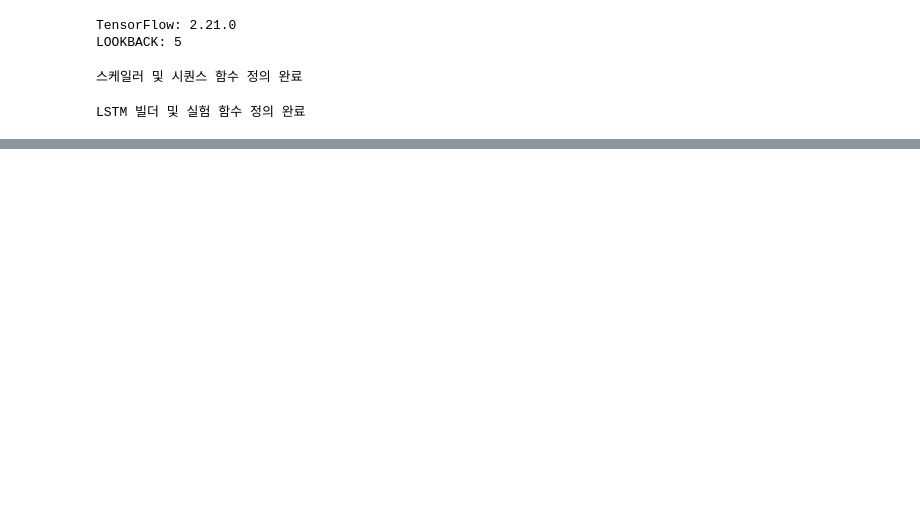
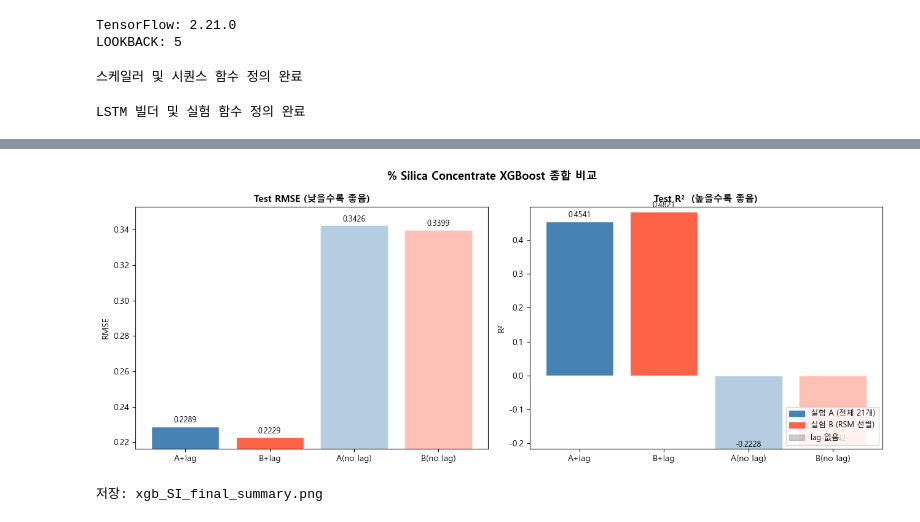
Before and after one commit to HyREX-Comic-Sans/CAPSTONE_Project, a Jupyter notebook: Silica_DOE.ipynb, the cells around one changed output, grey strips where cells are left out. Drawn from its saved outputs; the diff is of its cells as text; code cells hidden in the pictures; blank space fills up the shorter version.

Commit message:
260501 중가고사 이후 컴백
FE_DOE, Silica_DOE 수정 후 Gaudin_SI까지

```diff
--- a/Silica_DOE.ipynb
+++ b/Silica_DOE.ipynb
@@ -1061,0 +942,13 @@ print('시각화 저장 완료: xgb_lstm_comparison.png')
+# %%
+# ── lag 없는 피처셋 ──────────────────────────────────────────────────────────
+X_A_nolag       = df.loc[valid_idx, X_COLS]
+X_A_nolag_train = X_A_nolag.iloc[:split]
+X_A_nolag_test  = X_A_nolag.iloc[split:]
+
+X_B_nolag       = df_rsm.loc[valid_idx, remaining]
+X_B_nolag_train = X_B_nolag.iloc[:split]
+X_B_nolag_test  = X_B_nolag.iloc[split:]
+
+print("XGBoost 학습 (lag 없음)...")
+_, res_A_nl = run_experiment(X_A_nolag_train, X_A_nolag_test, f"실험 A — 전체 21개 (no lag)")
+_, res_B_nl = run_experiment(X_B_nolag_train, X_B_nolag_test, f"실험 B — RSM 선별 {len(remaining)}개 (no lag)")
@@ -1061,0 +973,65 @@ print('시각화 저장 완료: xgb_lstm_comparison.png')
+# %%
+# ── 4개 실험 종합 비교표 ─────────────────────────────────────────────────────
+all_results = [
+    (f"A — 전체 21개 + lag",          res_A,    len(feat_A)),
+    (f"B — RSM {len(feat_B)}개 + lag", res_B,    len(feat_B)),
+    (f"A — 전체 21개  (no lag)",       res_A_nl, len(X_COLS)),
+    (f"B — RSM {len(remaining)}개 (no lag)", res_B_nl, len(remaining)),
+]
+
+print("=" * 68)
+print(f"  {'모델':<36s}  {'CV RMSE':>8}  {'Test RMSE':>9}  {'Test R²':>8}")
+print("-" * 68)
+for label, res, n in all_results:
+    print(f"  {label:<36s}  {res['cv_rmse']:>8.4f}  {res['test_rmse']:>9.4f}  {res['test_r2']:>8.4f}")
+print("=" * 68)
+
+lag_A     = res_A['test_r2']    - res_A_nl['test_r2']
+lag_B     = res_B['test_r2']    - res_B_nl['test_r2']
+agg_lag   = res_B['test_r2']    - res_A['test_r2']
+agg_nolag = res_B_nl['test_r2'] - res_A_nl['test_r2']
+
+print(f"=== 기여도 분석 ===")
+print(f"  lag 기여 R²  (A 기준): {lag_A:+.4f}")
+print(f"  lag 기여 R²  (B 기준): {lag_B:+.4f}")
+print(f"  집계 변수 기여 (with lag): {agg_lag:+.4f}")
+print(f"  집계 변수 기여 (no  lag): {agg_nolag:+.4f}")
+
+best = min(all_results, key=lambda x: x[1]['test_rmse'])
+print(f"  최고 성능: {best[0]}  →  RMSE {best[1]['test_rmse']:.4f} / R² {best[1]['test_r2']:.4f}")
+
+# 시각화
+import matplotlib.patches as mpatches
+fig, axes = plt.subplots(1, 2, figsize=(13, 5))
+
+labels = ["A+lag", "B+lag", "A(no lag)", "B(no lag)"]
+rmses  = [r['test_rmse'] for _, r, _ in all_results]
+r2s    = [r['test_r2']   for _, r, _ in all_results]
+colors = ['steelblue','tomato','steelblue','tomato']
+alphas = [1.0, 1.0, 0.4, 0.4]
+
+for ax, vals, title, ylabel in [
+    (axes[0], rmses, 'Test RMSE (낮을수록 좋음)', 'RMSE'),
+    (axes[1], r2s,   'Test R²  (높을수록 좋음)',  'R²'),
+]:
+    bars = ax.bar(labels, vals, color=colors, edgecolor='white')
+    for bar, val, alpha in zip(bars, vals, alphas):
+        bar.set_alpha(alpha)
+        ax.text(bar.get_x() + bar.get_width()/2,
+                bar.get_height() + (max(vals)-min(vals))*0.01,
+                f'{val:.4f}', ha='center', va='bottom', fontsize=9)
+    ax.set_title(title, fontsize=11, fontweight='bold')
+    ax.set_ylabel(ylabel)
+    ax.set_ylim(min(vals)*0.97, max(vals)*1.03)
+
+lg = [mpatches.Patch(color='steelblue', label='실험 A (전체 21개)'),
+      mpatches.Patch(color='tomato',     label='실험 B (RSM 선별)'),
+      mpatches.Patch(color='gray', alpha=0.4, label='lag 없음')]
+axes[1].legend(handles=lg, fontsize=9, loc='lower right')
+
+plt.suptitle('% Silica Concentrate XGBoost 종합 비교', fontsize=13, fontweight='bold')
+plt.tight_layout()
+plt.savefig('xgb_SI_final_summary.png', bbox_inches='tight')
+plt.show()
+print("저장: xgb_SI_final_summary.png")
+# %% [output]
@@ -1061,0 +1052,2 @@ print('시각화 저장 완료: xgb_lstm_comparison.png')
+[figure, added]
+저장: xgb_SI_final_summary.png
```
Also changed, not shown: parts of 12 cells of this notebook, 13 other files.
